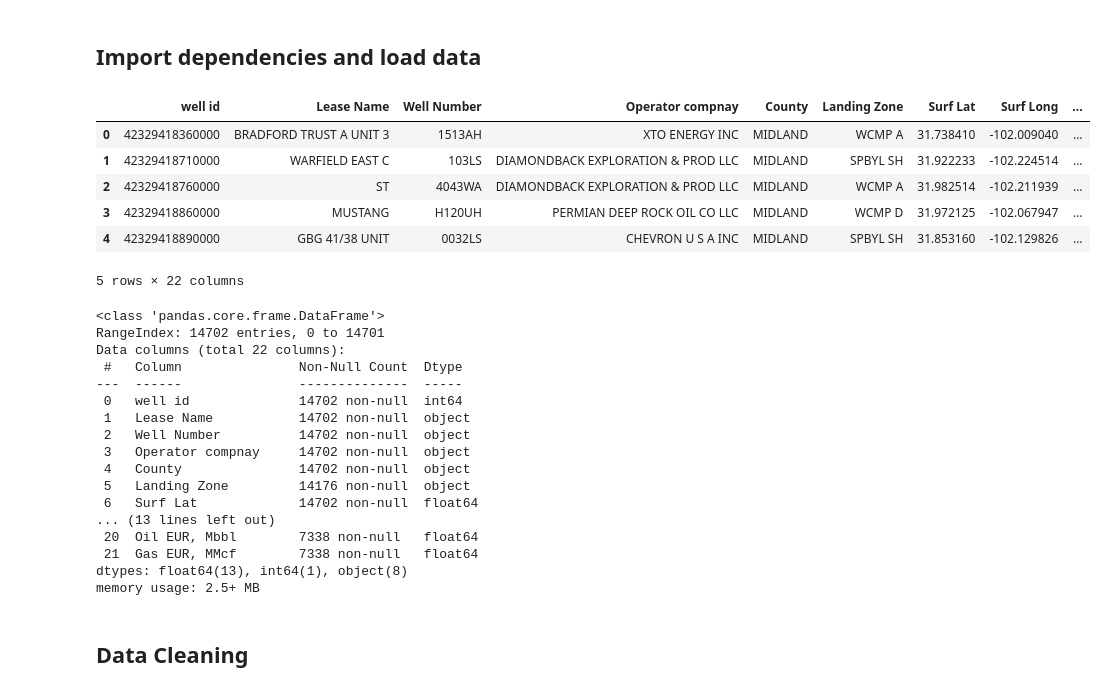
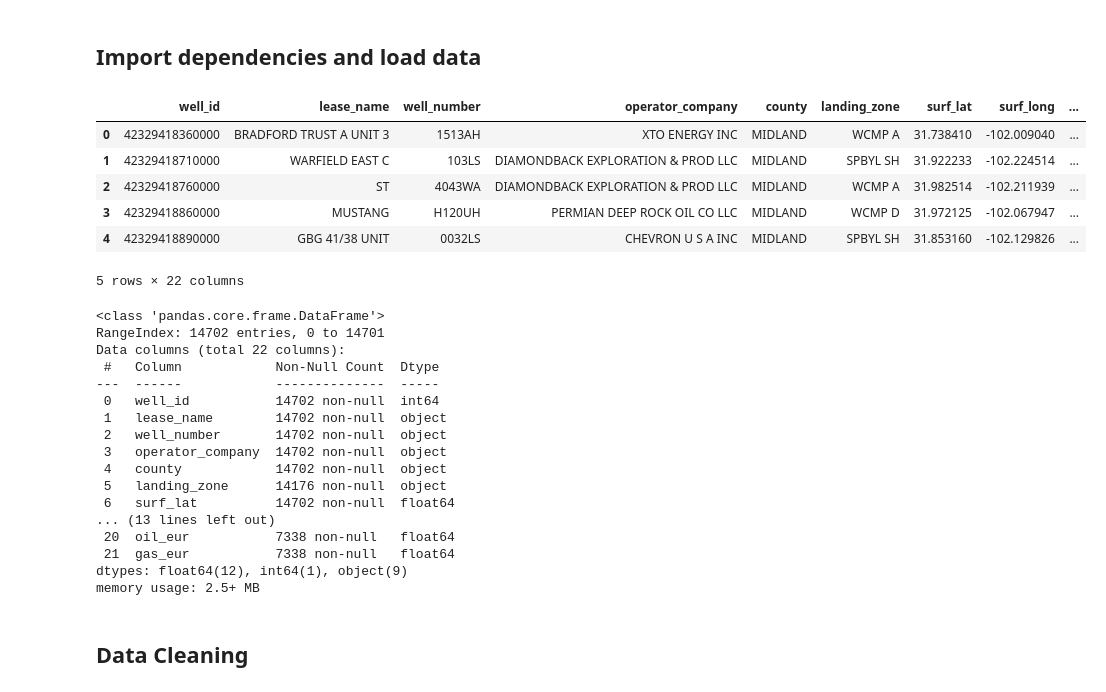
Before and after one commit to Auelocks/Friday_Night_Lights, a Jupyter notebook: MidlandWellData_processing.ipynb, the cells around one changed output. Drawn from its saved outputs; the diff is of its cells as text; code cells hidden in the pictures.

```diff
--- a/MidlandWellData_processing.ipynb
+++ b/MidlandWellData_processing.ipynb
@@ -23,10 +22,10 @@ db_string = f"postgresql://postgres:{db_password}@127.0.0.1:5432/MidlandBasin_da
 engine = create_engine(db_string)
 # %%
 # Load the data as a dataframe
-df = pd.read_csv('Resources\Midland Basin Wells Header Data clean.csv')
+df = pd.read_sql_query('select * from "well_data"', con=engine)
 df.head()
 # %% [output]
-|  | well id | Lease Name | Well Number | Operator compnay | County | Landing Zone | Surf Lat | Surf Long | ... |
+|  | well_id | lease_name | well_number | operator_company | county | landing_zone | surf_lat | surf_long | ... |
 | 0 | 42329418360000 | BRADFORD TRUST A UNIT 3 | 1513AH | XTO ENERGY INC | MIDLAND | WCMP A | 31.738410 | -102.009040 | ... |
 | 1 | 42329418710000 | WARFIELD EAST C | 103LS | DIAMONDBACK EXPLORATION & PROD LLC | MIDLAND | SPBYL SH | 31.922233 | -102.224514 | ... |
 | 2 | 42329418760000 | ST | 4043WA | DIAMONDBACK EXPLORATION & PROD LLC | MIDLAND | WCMP A | 31.982514 | -102.211939 | ... |
@@ -40,19 +39,19 @@ df.info()
 <class 'pandas.core.frame.DataFrame'>
 RangeIndex: 14702 entries, 0 to 14701
 Data columns (total 22 columns):
- #   Column               Non-Null Count  Dtype
----  ------               --------------  -----
- 0   well id              14702 non-null  int64
- 1   Lease Name           14702 non-null  object
- 2   Well Number          14702 non-null  object
- 3   Operator compnay     14702 non-null  object
- 4   County               14702 non-null  object
- 5   Landing Zone         14176 non-null  object
- 6   Surf Lat             14702 non-null  float64
+ #   Column            Non-Null Count  Dtype
+---  ------            --------------  -----
+ 0   well_id           14702 non-null  int64
+ 1   lease_name        14702 non-null  object
+ 2   well_number       14702 non-null  object
+ 3   operator_company  14702 non-null  object
+ 4   county            14702 non-null  object
+ 5   landing_zone      14176 non-null  object
+ 6   surf_lat          14702 non-null  float64
 ... (13 lines left out)
- 20  Oil EUR, Mbbl        7338 non-null   float64
- 21  Gas EUR, MMcf        7338 non-null   float64
-dtypes: float64(13), int64(1), object(8)
+ 20  oil_eur           7338 non-null   float64
+ 21  gas_eur           7338 non-null   float64
+dtypes: float64(12), int64(1), object(9)
 memory usage: 2.5+ MB
 # %% [markdown]
 ## Data Cleaning
```
Also changed, not shown: parts of 7 cells of this notebook.
